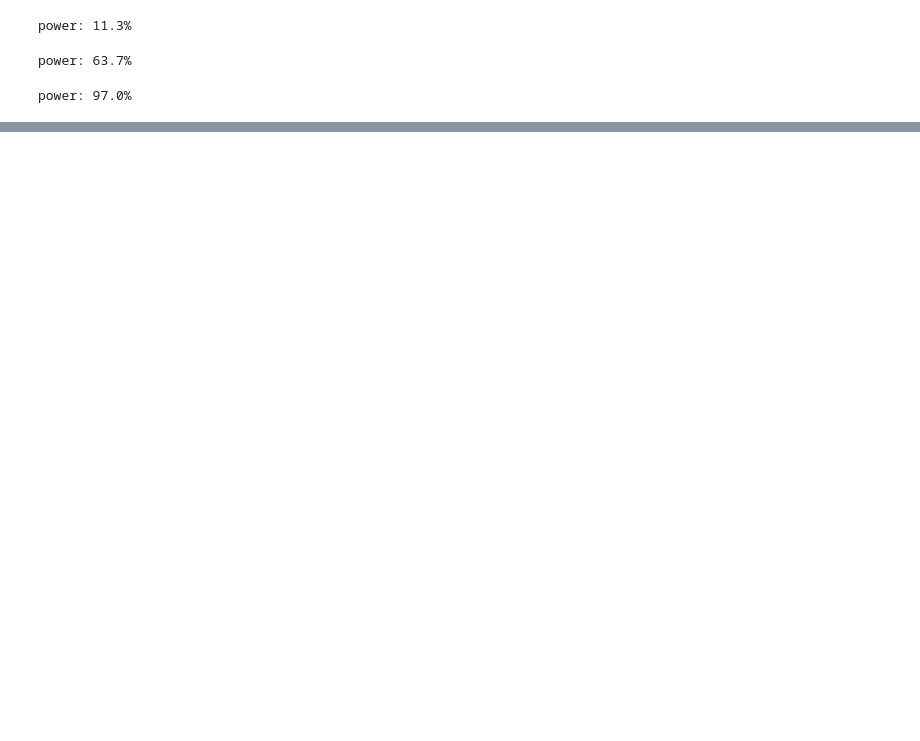
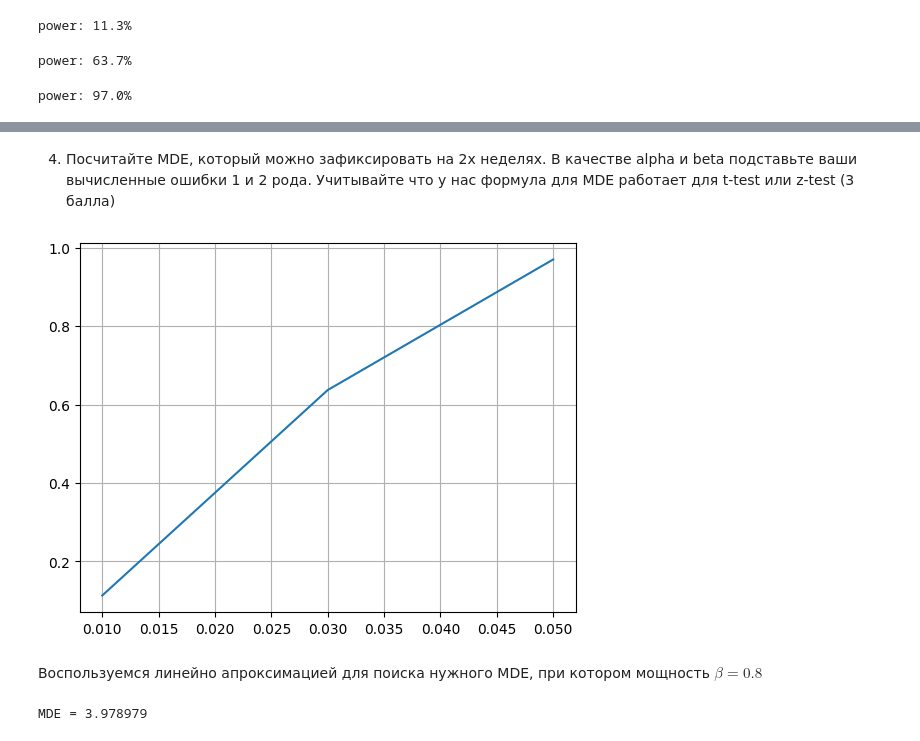
Before and after one commit to n0tmyself/AB-tests, a Jupyter notebook: DZ_1.ipynb, the cells around one changed output, grey strips where cells are left out. Saved outputs shown, nothing was run; the diff lists cells and outputs as text; code cells hidden in the pictures; blank space fills up the shorter version.

```diff
--- a/DZ_1.ipynb
+++ b/DZ_1.ipynb
@@ -273,0 +288,23 @@ power: 97.0%
+# %% [markdown]
+4. Посчитайте MDE, который можно зафиксировать на 2х неделях. В качестве alpha и beta подставьте ваши вычисленные ошибки 1 и 2 рода. Учитывайте что у нас формула для MDE работает для t-test или z-test (3 балла)
+# %%
+effect_array = [0.01, 0.03, 0.05]
+power_array = [0.113, 0.637, 0.97]
+
+plt.plot(effect_array, power_array)
+plt.ylabel("Power")
+plt.xlabel("Effect")
+plt.grid()
+plt.show()
+# %% [output]
+[figure, added]
+# %% [markdown]
+Воспользуемся линейно апроксимацией для поиска нужного MDE, при котором мощность $\beta = 0.8$
+# %%
+k = (power_array[2] - power_array[1]) / (effect_array[2] - effect_array[1])
+b = power_array[2] - k * effect_array[2]
+
+mde = (0.8 - b) / k
+print(f"MDE = {mde * 100:5f}")
+# %% [output]
+MDE = 3.978979
```
Also changed, not shown: parts of 11 cells of this notebook.
